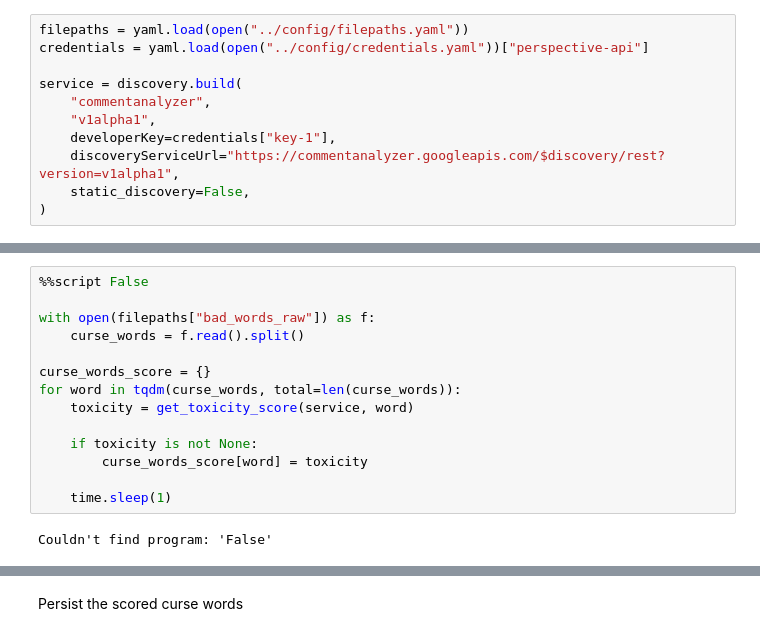
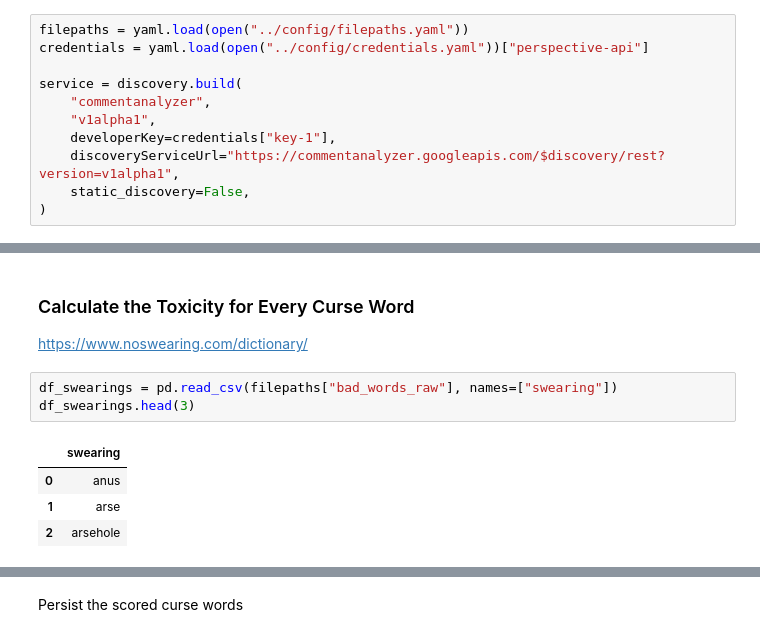
Before and after one commit to Guilherme26/dissertation, a Jupyter notebook: notebooks/02-preprocess-subtitles.ipynb, the cells around one changed output, grey strips where cells are left out. Saved outputs shown, nothing was run; the diff lists cells and outputs as text.

```diff
--- a/notebooks/02-preprocess-subtitles.ipynb
+++ b/notebooks/02-preprocess-subtitles.ipynb
@@ -36,16 +31,12 @@ We need to take into consideration that some words do not present considerable t
-# %%
-%%script False
-
-with open(filepaths["bad_words_raw"]) as f:
-    curse_words = f.read().split()
-
-curse_words_score = {}
-for word in tqdm(curse_words, total=len(curse_words)):
-    toxicity = get_toxicity_score(service, word)
-
-    if toxicity is not None:
-        curse_words_score[word] = toxicity
-
-    time.sleep(1)
-# %% [output]
-Couldn't find program: 'False'
+# %% [markdown]
+### Calculate the Toxicity for Every Curse Word
+
+https://www.noswearing.com/dictionary/
+# %%
+df_swearings = pd.read_csv(filepaths["bad_words_raw"], names=["swearing"])
+df_swearings.head(3)
+# %% [output]
+|  | swearing |
+| 0 | anus |
+| 1 | arse |
+| 2 | arsehole |
```
Also changed, not shown: parts of 16 cells of this notebook, 7 other files.
